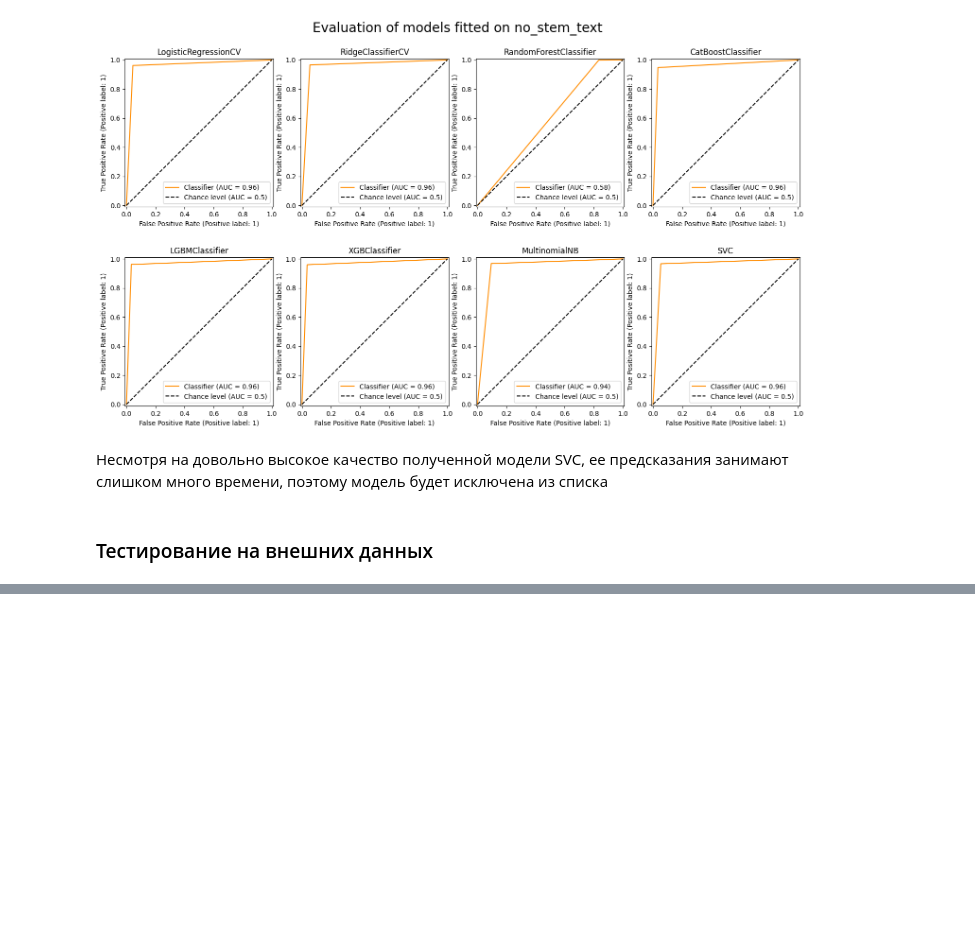
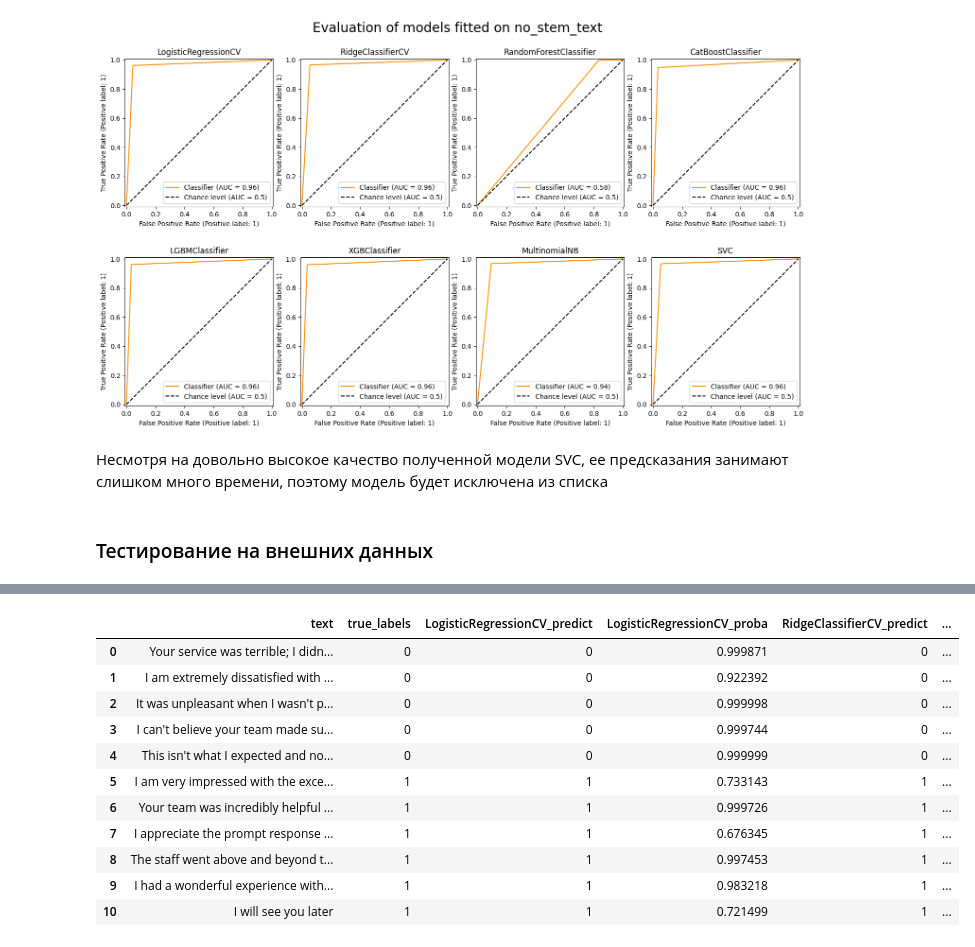
Before and after one commit to egrsid/MISIS_sentiment_analysis_project, a Jupyter notebook: models_fitting_1var.ipynb, the cells around one changed output, grey strips where cells are left out. Drawn from its saved outputs; the diff is of its cells as text; code cells hidden in the pictures; blank space fills up the shorter version.

Commit message:
addded external testing on fitted models

```diff
--- a/models_fitting_1var.ipynb
+++ b/models_fitting_1var.ipynb
@@ -663,0 +646,20 @@ for i, proba in enumerate(probs):
+# %%
+fitted_models = {}
+for model in models_to_fit:
+    with open(f'model_best_weights/{model.__name__}.pickle', 'rb') as handle:
+        fitted_models[model.__name__] = pickle.load(handle)
+# %%
+messages = np.array([
+    "Your service was terrible; I didn't expect this from a bank!",
+    "I am extremely dissatisfied with how you handled my request—it's simply appalling!",
+    "It was unpleasant when I wasn't provided with the necessary information.",
+    "I can't believe your team made such awful mistakes on my account—this is just unacceptable!",
+    "This isn't what I expected and now i'm disappointed",
+    "I am very impressed with the excellent service I received! Thanks a million!",
+    "Your team was incredibly helpful and resolved my issue quickly—thank you!",
+    "I appreciate the prompt response and the thoroughness of your support.",
+    "The staff went above and beyond to ensure my satisfaction—fantastic job!",
+    "I had a wonderful experience with your service; I will definitely recommend you!",
+    "I will see you later"
+])
+true_labels = np.array([0] * 5 + [1] * 5 + [1])
@@ -663,0 +677,3 @@ for i, proba in enumerate(probs):
+# %%
+mes_df = pd.DataFrame(np.vstack([messages, true_labels]).T, columns=['text', 'true_labels'])
+mes_df
@@ -663,0 +708,23 @@ for i, proba in enumerate(probs):
+# %%
+for model_name, model in fitted_models.items():
+    y_pred = model.predict(messages)
+    mes_df[f'{model_name}_predict'] = y_pred
+
+    if model_name != 'RidgeClassifierCV':
+        score = np.max(model.predict_proba(messages), axis=1)
+        mes_df[f'{model_name}_proba'] = score
+# %%
+mes_df
+# %% [output]
+|  | text | true_labels | LogisticRegressionCV_predict | LogisticRegressionCV_proba | RidgeClassifierCV_predict | ... |
+| 0 | Your service was terrible; I didn... | 0 | 0 | 0.999871 | 0 | ... |
+| 1 | I am extremely dissatisfied with ... | 0 | 0 | 0.922392 | 0 | ... |
+| 2 | It was unpleasant when I wasn't p... | 0 | 0 | 0.999998 | 0 | ... |
+| 3 | I can't believe your team made su... | 0 | 0 | 0.999744 | 0 | ... |
+| 4 | This isn't what I expected and no... | 0 | 0 | 0.999999 | 0 | ... |
+| 5 | I am very impressed with the exce... | 1 | 1 | 0.733143 | 1 | ... |
+| 6 | Your team was incredibly helpful ... | 1 | 1 | 0.999726 | 1 | ... |
+| 7 | I appreciate the prompt response ... | 1 | 1 | 0.676345 | 1 | ... |
+| 8 | The staff went above and beyond t... | 1 | 1 | 0.997453 | 1 | ... |
+| 9 | I had a wonderful experience with... | 1 | 1 | 0.983218 | 1 | ... |
+| 10 | I will see you later | 1 | 1 | 0.721499 | 1 | ... |
```
Also changed, not shown: parts of 10 cells of this notebook, 1 other file.
